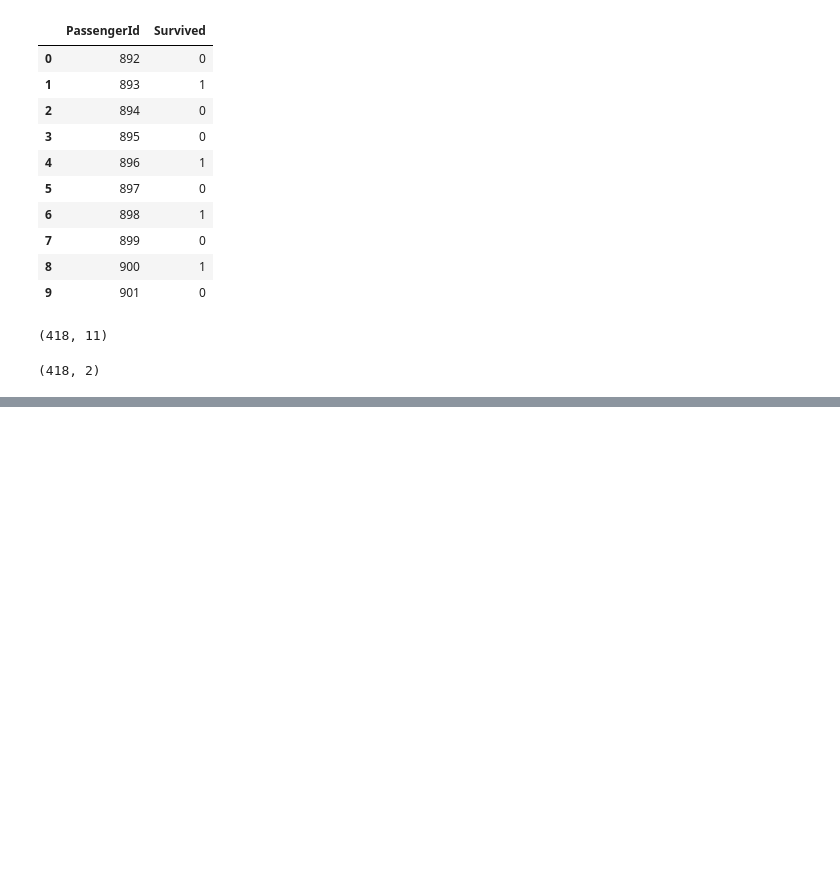
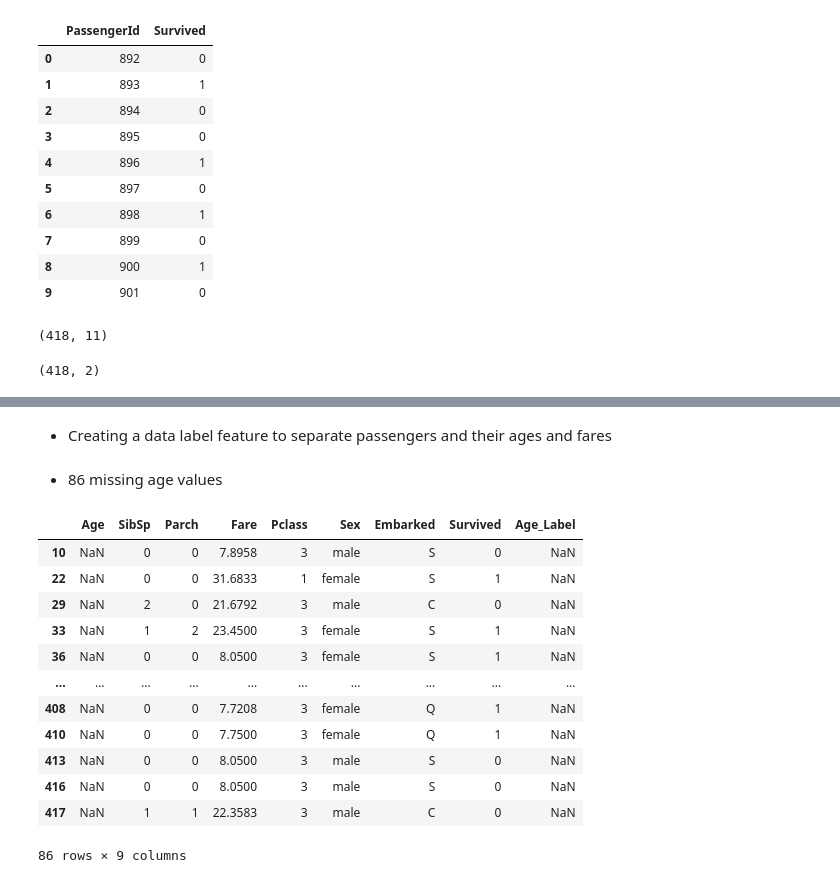
Before and after one commit to cruz-marco/titanic_kaggle, a Jupyter notebook: titanic-run.ipynb, the cells around one changed output, grey strips where cells are left out. Drawn from its saved outputs; the diff is of its cells as text; code cells hidden in the pictures; blank space fills up the shorter version.

```diff
--- a/titanic-run.ipynb
+++ b/titanic-run.ipynb
@@ -618,0 +651,2 @@ display(
+# %% [markdown]
+- Creating a data label feature to separate passengers and their ages and fares
@@ -618,0 +655,18 @@ display(
+# %% [markdown]
+- 86 missing age values
+# %%
+X_test2[X_test2['Age'].isna()]
+# %% [output]
+|  | Age | SibSp | Parch | Fare | Pclass | Sex | Embarked | Survived | Age_Label |
+| 10 | NaN | 0 | 0 | 7.8958 | 3 | male | S | 0 | NaN |
+| 22 | NaN | 0 | 0 | 31.6833 | 1 | female | S | 1 | NaN |
+| 29 | NaN | 2 | 0 | 21.6792 | 3 | male | C | 0 | NaN |
+| 33 | NaN | 1 | 2 | 23.4500 | 3 | female | S | 1 | NaN |
+| 36 | NaN | 0 | 0 | 8.0500 | 3 | female | S | 1 | NaN |
+| ... | ... | ... | ... | ... | ... | ... | ... | ... | ... |
+| 408 | NaN | 0 | 0 | 7.7208 | 3 | female | Q | 1 | NaN |
+| 410 | NaN | 0 | 0 | 7.7500 | 3 | female | Q | 1 | NaN |
+| 413 | NaN | 0 | 0 | 8.0500 | 3 | male | S | 0 | NaN |
+| 416 | NaN | 0 | 0 | 8.0500 | 3 | male | S | 0 | NaN |
+| 417 | NaN | 1 | 1 | 22.3583 | 3 | male | C | 0 | NaN |
+86 rows × 9 columns
```
Also changed, not shown: parts of 35 cells of this notebook.
